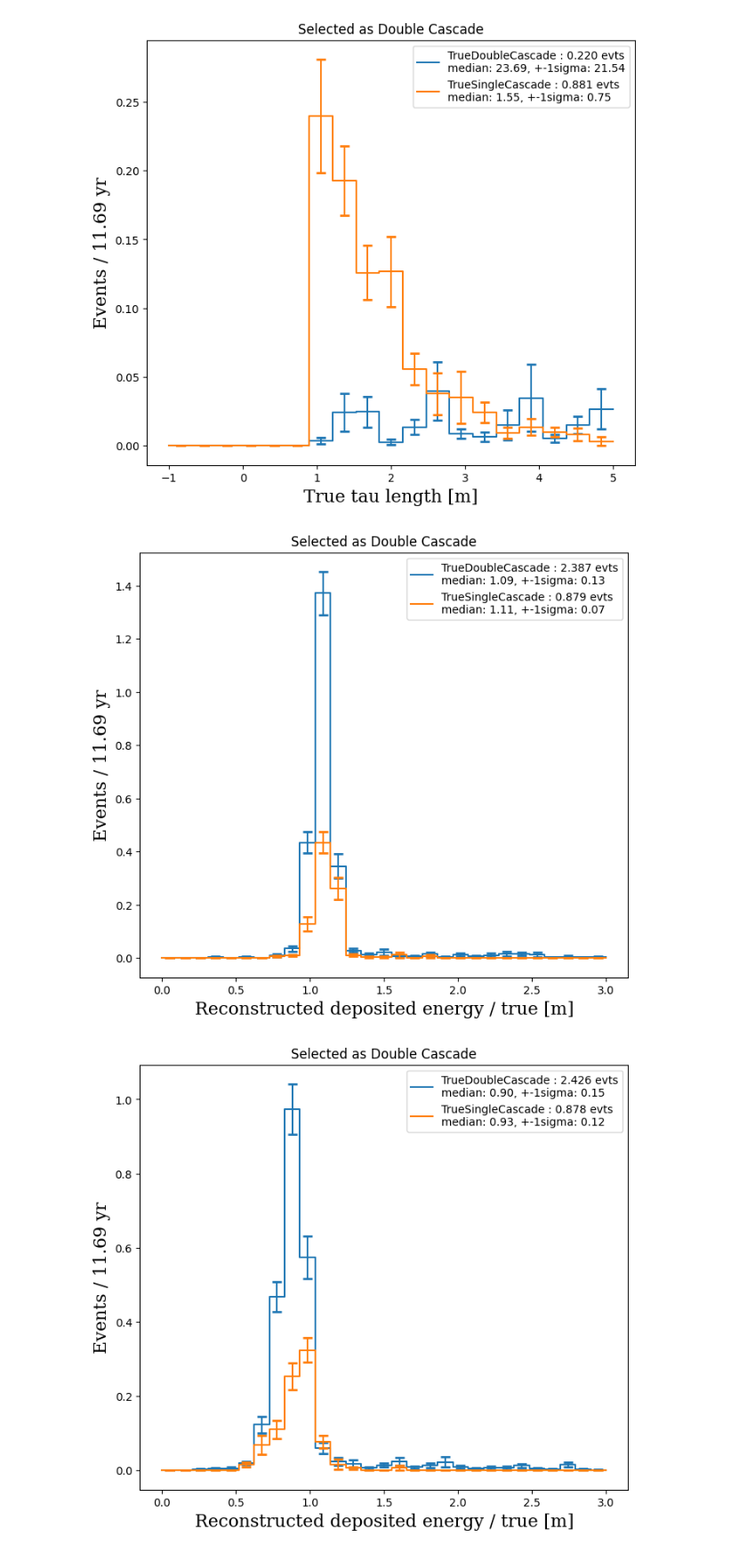
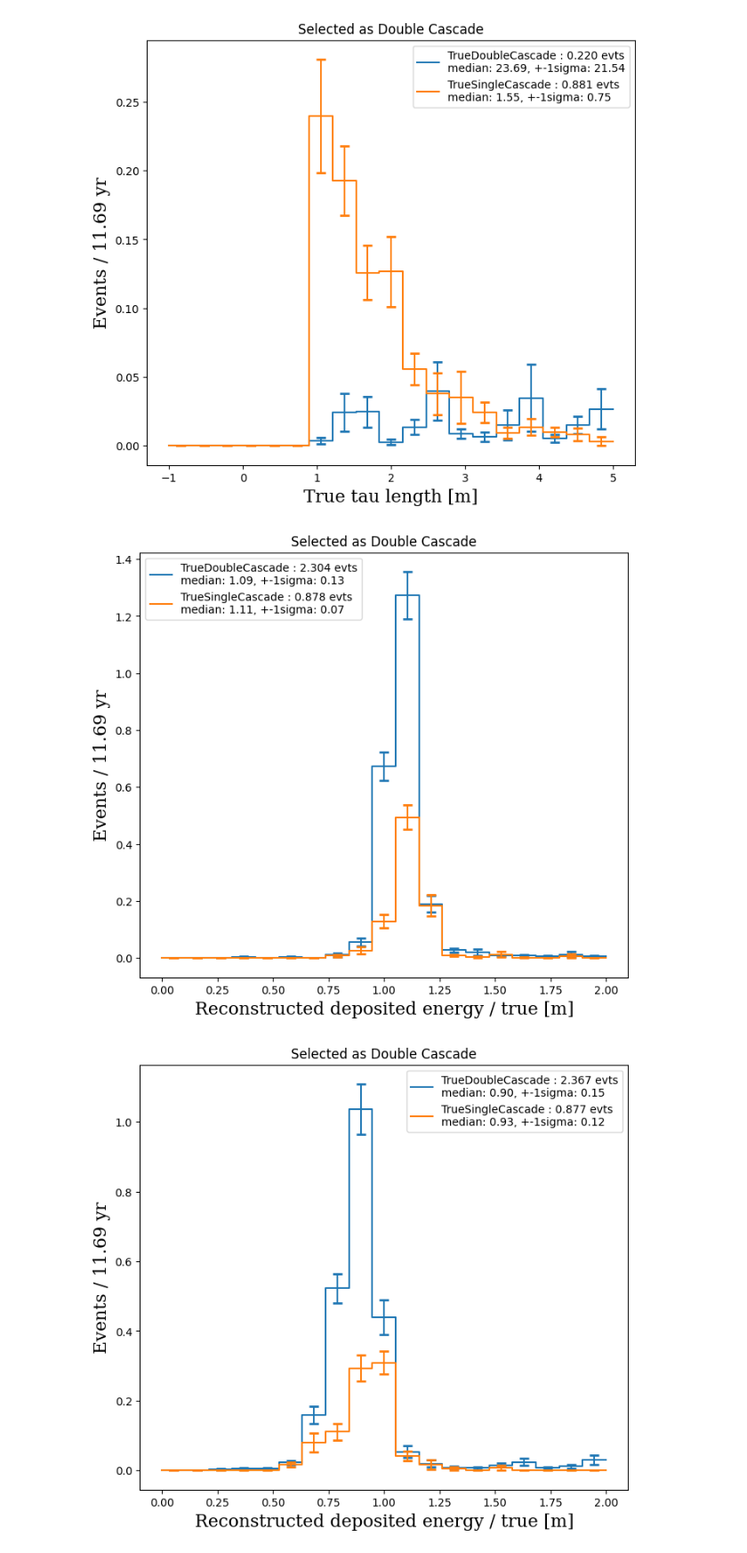
Before and after one commit to tjuanve/evtgen, a Jupyter notebook: performance/1D_distributions.ipynb, the cells around one changed output. Shown at 89% size. Cells and saved outputs as stored; diff of their text form; code cells hidden in the pictures.

Commit message:
update plots

```diff
--- a/performance/1D_distributions.ipynb
+++ b/performance/1D_distributions.ipynb
@@ -262,38 +262,38 @@ plt.savefig(f"{plotting_path}/{variable}_zoom_selection-NehaHESE.pdf")
 [figure]
 # %%
 # energy resolution
-bins = np.linspace(0,3,30)
+bins = np.linspace(0,2,20)
 livetime_yr = 11.687
 livetime_s  = livetime_yr * 365.25 * 24 * 3600 # 11.687 year
 
 for variable in ["RecoETot", "RecoETot_evtgen"]:
 
     plotting_path = f"{main_plotting_path}/{variable}_resolution"
     os.system(f"mkdir -p {plotting_path}")
 
     fig, ax = plt.subplots(1, 1,figsize =(8,7))
 
     for selection_name in ["DoubleCascade_TrueDoubleCascade", "DoubleCascade_TrueSingleCascade"]:
 
         selection = selections[selection_name]
         selection_name = selection_name.split("_")[1]
 
         y = np.abs(files['NuAll']['variables'][variable][ selection ]) / files['NuAll']['variables']['TrueETot'][ selection ]
         w = files['NuAll']['variables']['Weights_Astro'][selection]
 
         hist,hist_err = make_hist_error(samples=y, bins=bins,weights=w*368813893.34)
 
         quantiles = weighted_quantile( values=y, quantiles=[0.16,0.5,0.84], sample_weight=w)
 
         label = f"{selection_name} : {sum(hist):.3f} evts\nmedian: {quantiles[1]:.2f}, +-1sigma: {(quantiles[2]-quantiles[0])/2:.2f}"
 
         plot_hist_errorbar(ax=ax,hist=hist,bins=bins,yerror=hist_err,label=label)
 
     ax.legend()
     ax.set_ylabel(f"Events / {livetime_yr:.2f} yr",fontdict=font_axis_label)
     ax.set_xlabel("Reconstructed deposited energy / true [m]",fontdict=font_axis_label)
     ax.set_title("Selected as Double Cascade")
-    # plt.savefig(f"{plotting_path}/{variable}_resolution_selection-NehaHESE.pdf")
+    plt.savefig(f"{plotting_path}/{variable}_resolution_selection-NehaHESE.pdf")
 # %% [output]
-[figure, old version]
+[figure, new version]
-[figure, old version]
+[figure, new version]
```
Also changed, not shown: 2 other files.
